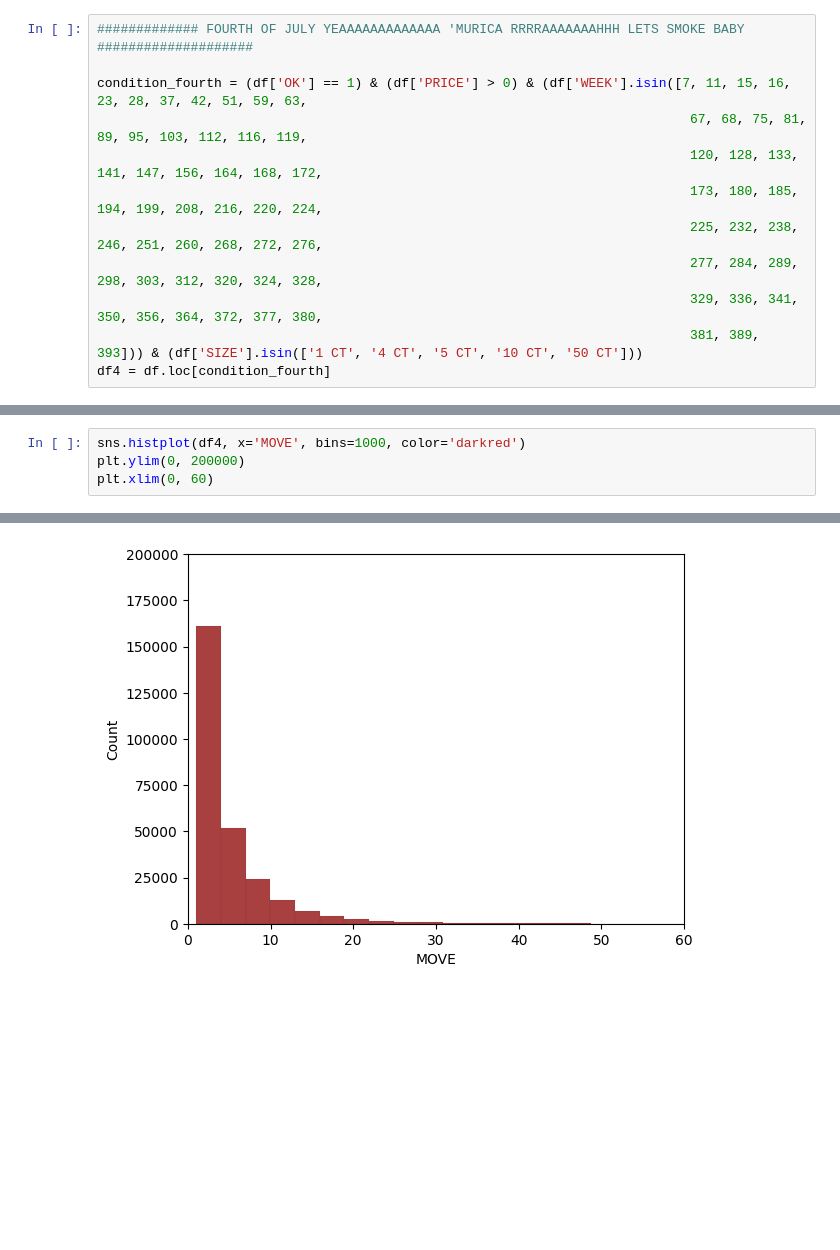
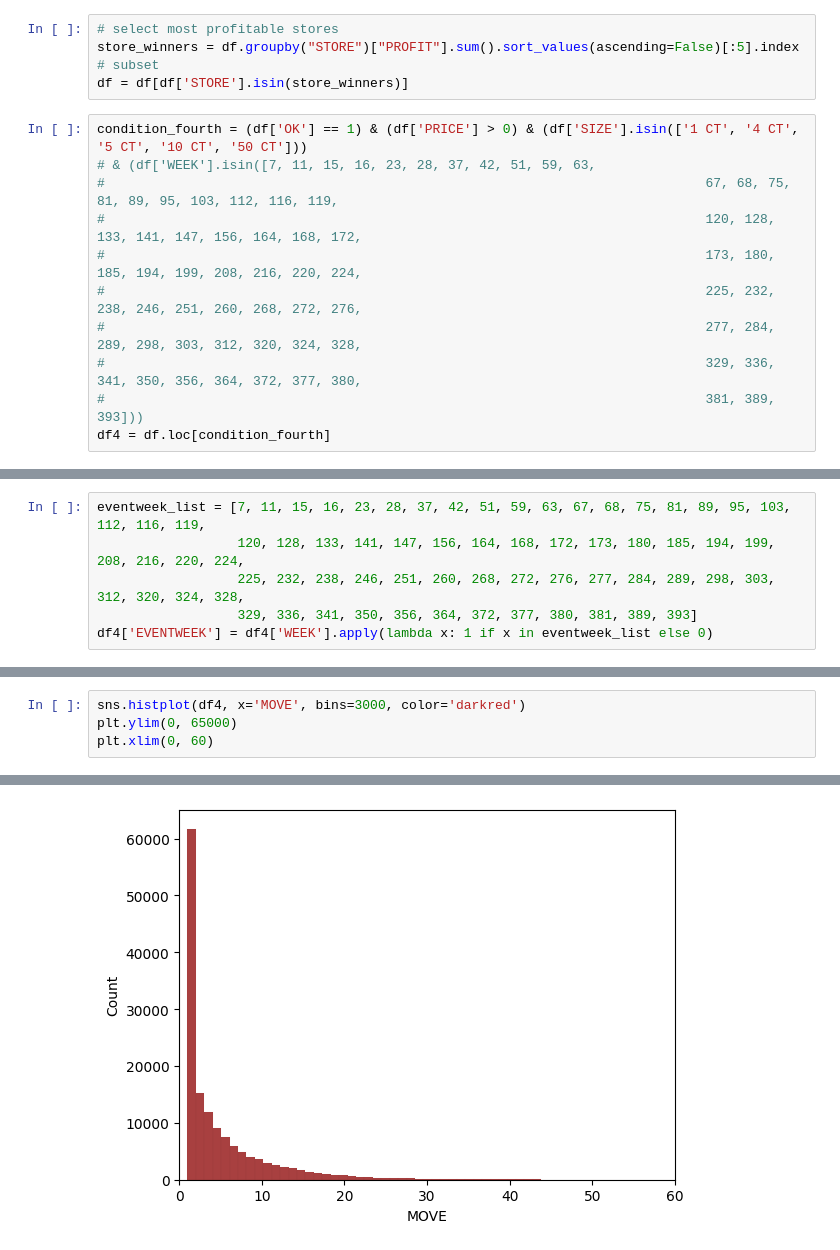
Before and after one commit to ruimaciell/Econ_PS_Guest_Lecture, a Jupyter notebook: cigs.ipynb, the cells around one changed output, grey strips where cells are left out. Cells and saved outputs as stored; diff of their text form; blank space fills up the shorter version.

```diff
--- a/cigs.ipynb
+++ b/cigs.ipynb
@@ -94,12 +16,16 @@ Index(['COM_CODE', 'UPC', 'DESCRIP', 'SIZE', 'CASE', 'NITEM', 'STORE', 'WEEK',
+# %%
+# select most profitable stores
+store_winners = df.groupby("STORE")["PROFIT"].sum().sort_values(ascending=False)[:5].index
+# subset
+df = df[df['STORE'].isin(store_winners)]
 # %%
-############# FOURTH OF JULY YEAAAAAAAAAAAAA 'MURICA RRRRAAAAAAAHHH LETS SMOKE BABY ####################
-
-condition_fourth = (df['OK'] == 1) & (df['PRICE'] > 0) & (df['WEEK'].isin([7, 11, 15, 16, 23, 28, 37, 42, 51, 59, 63,
-                                                                            67, 68, 75, 81, 89, 95, 103, 112, 116, 119,
-                                                                            120, 128, 133, 141, 147, 156, 164, 168, 172,
-                                                                            173, 180, 185, 194, 199, 208, 216, 220, 224,
-                                                                            225, 232, 238, 246, 251, 260, 268, 272, 276,
-                                                                            277, 284, 289, 298, 303, 312, 320, 324, 328,
-                                                                            329, 336, 341, 350, 356, 364, 372, 377, 380,
-                                                                            381, 389, 393])) & (df['SIZE'].isin(['1 CT', '4 CT', '5 CT', '10 CT', '50 CT']))
+condition_fourth = (df['OK'] == 1) & (df['PRICE'] > 0) & (df['SIZE'].isin(['1 CT', '4 CT', '5 CT', '10 CT', '50 CT']))
+# & (df['WEEK'].isin([7, 11, 15, 16, 23, 28, 37, 42, 51, 59, 63,
+#                                                                             67, 68, 75, 81, 89, 95, 103, 112, 116, 119,
+#                                                                             120, 128, 133, 141, 147, 156, 164, 168, 172,
+#                                                                             173, 180, 185, 194, 199, 208, 216, 220, 224,
+#                                                                             225, 232, 238, 246, 251, 260, 268, 272, 276,
+#                                                                             277, 284, 289, 298, 303, 312, 320, 324, 328,
+#                                                                             329, 336, 341, 350, 356, 364, 372, 377, 380,
+#                                                                             381, 389, 393]))
 df4 = df.loc[condition_fourth]
@@ -121,0 +32,6 @@ df4.loc[df4['MOVE'] > 1000]
+# %%
+eventweek_list = [7, 11, 15, 16, 23, 28, 37, 42, 51, 59, 63, 67, 68, 75, 81, 89, 95, 103, 112, 116, 119,
+                  120, 128, 133, 141, 147, 156, 164, 168, 172, 173, 180, 185, 194, 199, 208, 216, 220, 224,
+                  225, 232, 238, 246, 251, 260, 268, 272, 276, 277, 284, 289, 298, 303, 312, 320, 324, 328,
+                  329, 336, 341, 350, 356, 364, 372, 377, 380, 381, 389, 393]
+df4['EVENTWEEK'] = df4['WEEK'].apply(lambda x: 1 if x in eventweek_list else 0)
@@ -122,10 +69,10 @@ df4.loc[df4['MOVE'] > 1000]
 # %%
-sns.histplot(df4, x='MOVE', bins=1000, color='darkred')
-plt.ylim(0, 200000)
+sns.histplot(df4, x='MOVE', bins=3000, color='darkred')
+plt.ylim(0, 65000)
 plt.xlim(0, 60)
 # %% [output]
 (0.0, 60.0)
-[figure, old version]
+[figure, new version]
 # %%
 ax = sns.barplot(df4, x='SIZE', y='MOVE', color='darkred', errorbar=None)
 for i in ax.containers:
```
Also changed, not shown: parts of 25 cells of this notebook.
